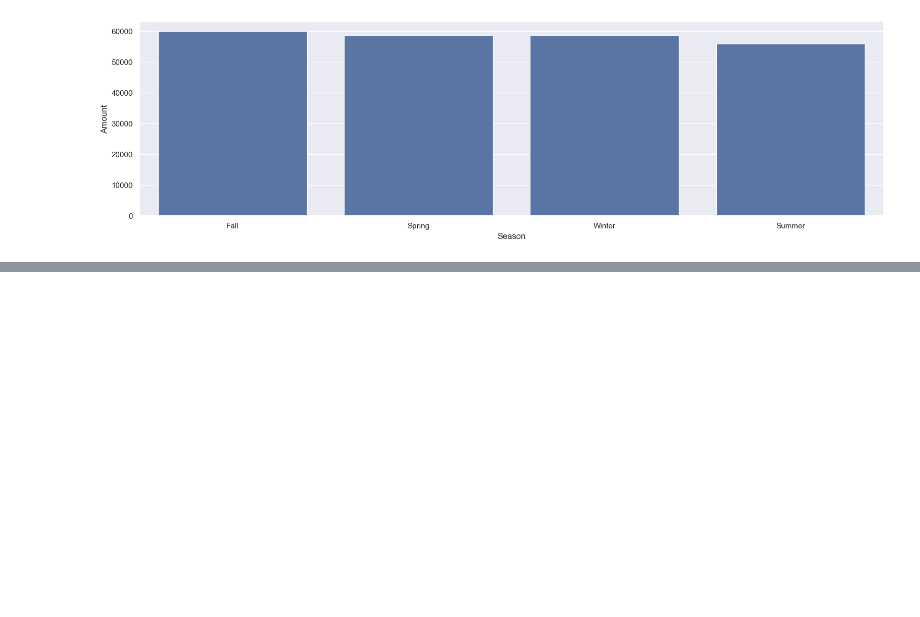
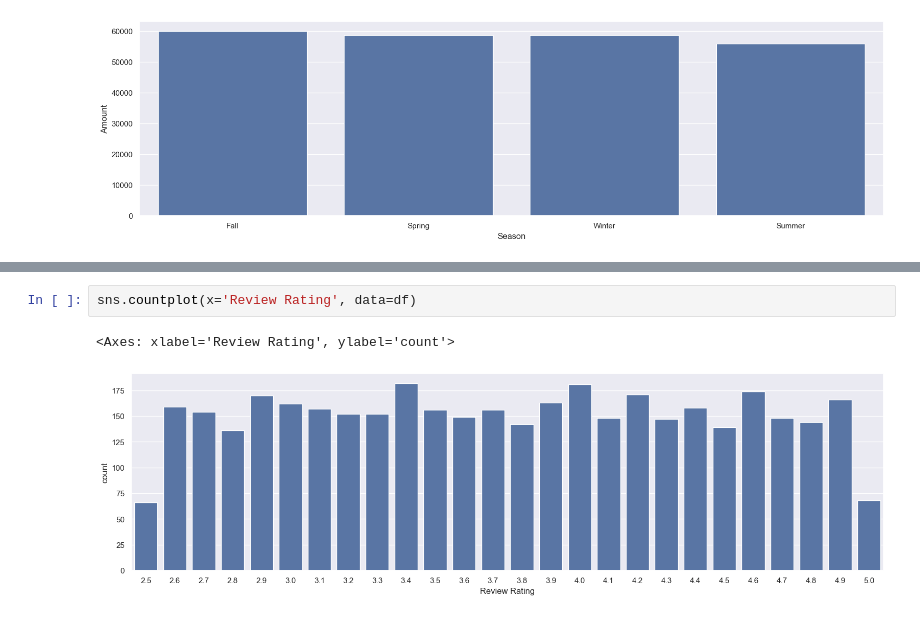
Before and after one commit to Amanmishra03/data-analysis---project, a Jupyter notebook: sales trends analysis/analysis.ipynb, the cells around one changed output, grey strips where cells are left out. Cells and saved outputs as stored; diff of their text form; blank space fills up the shorter version.

Commit message:
data analysis

```diff
--- a/sales trends analysis/analysis.ipynb
+++ b/sales trends analysis/analysis.ipynb
@@ -402,0 +412,5 @@ from the above graph we
+# %%
+sns.countplot(x='Review Rating', data=df)
+# %% [output]
+<Axes: xlabel='Review Rating', ylabel='count'>
+[figure, added]
```
Also changed, not shown: parts of 4 cells of this notebook.
